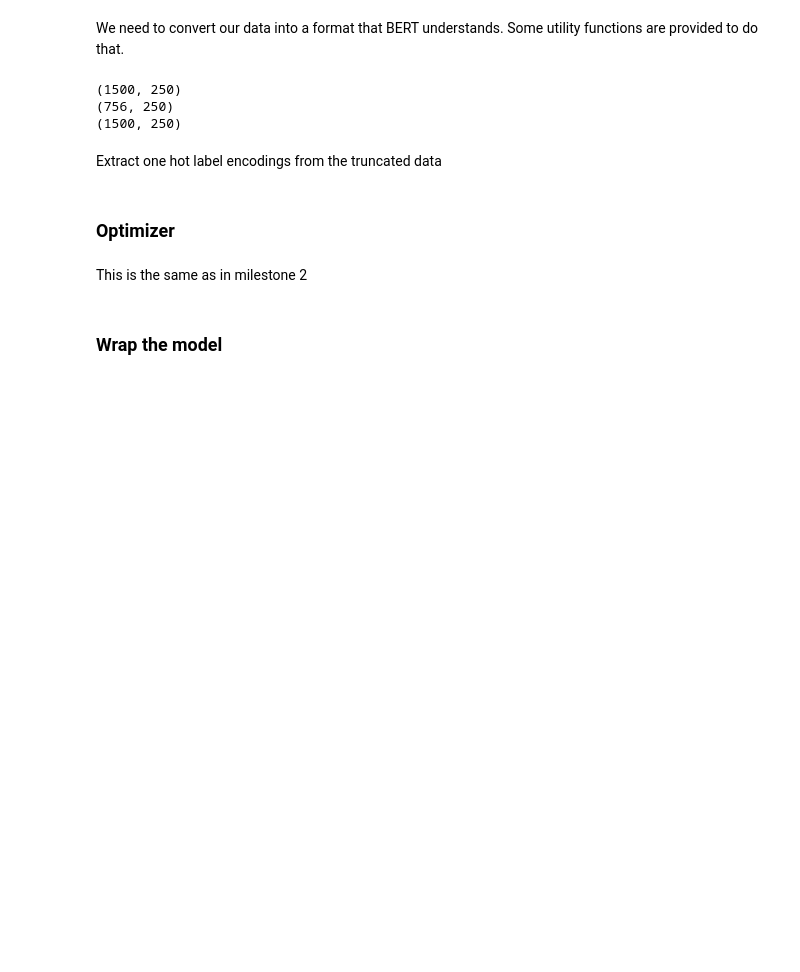
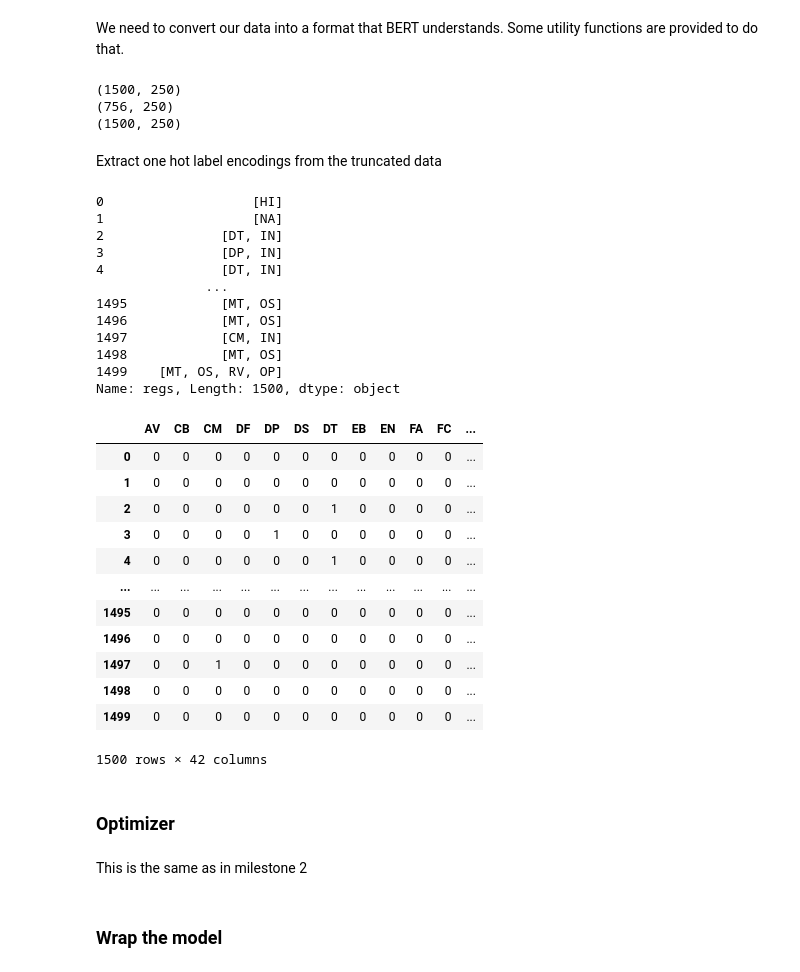
Before and after one commit to HannaKi/DL_HLT_2020_groupwork, a Jupyter notebook: Text_Classification_task_Hanna_4_MS_3.ipynb, the cells around one changed output. Saved outputs shown, nothing was run; the diff lists cells and outputs as text; code cells hidden in the pictures; blank space fills up the shorter version.

```diff
--- a/Text_Classification_task_Hanna_4_MS_3.ipynb
+++ b/Text_Classification_task_Hanna_4_MS_3.ipynb
@@ -1913,13 +1913,39 @@ Extract one hot label encodings from the truncated data
 # %%
 # train
 Y = train.drop(['regs', 'label','text', 'data'], axis=1)
 
 # dev
 y = dev.drop(['regs','label','text', 'data'], axis=1)
 
 # test
-true_labels = test.drop(['regs', 'label','text', 'data'], axis=1) # these are used for evaluating model predictions
-true_regs = test['regs']
+true_labels = test.drop(['regs', 'label','text', 'data'], axis=1).reset_index(drop=True) # these are used for evaluating model predictions
+true_regs = test['regs'].reset_index(drop=True)
+# %% [output]
+0                   [HI]
+1                   [NA]
+2               [DT, IN]
+3               [DP, IN]
+4               [DT, IN]
+              ...
+1495            [MT, OS]
+1496            [MT, OS]
+1497            [CM, IN]
+1498            [MT, OS]
+1499    [MT, OS, RV, OP]
+Name: regs, Length: 1500, dtype: object
+|  | AV | CB | CM | DF | DP | DS | DT | EB | EN | FA | FC | ... |
+| 0 | 0 | 0 | 0 | 0 | 0 | 0 | 0 | 0 | 0 | 0 | 0 | ... |
+| 1 | 0 | 0 | 0 | 0 | 0 | 0 | 0 | 0 | 0 | 0 | 0 | ... |
+| 2 | 0 | 0 | 0 | 0 | 0 | 0 | 1 | 0 | 0 | 0 | 0 | ... |
+| 3 | 0 | 0 | 0 | 0 | 1 | 0 | 0 | 0 | 0 | 0 | 0 | ... |
+| 4 | 0 | 0 | 0 | 0 | 0 | 0 | 1 | 0 | 0 | 0 | 0 | ... |
+| ... | ... | ... | ... | ... | ... | ... | ... | ... | ... | ... | ... | ... |
+| 1495 | 0 | 0 | 0 | 0 | 0 | 0 | 0 | 0 | 0 | 0 | 0 | ... |
+| 1496 | 0 | 0 | 0 | 0 | 0 | 0 | 0 | 0 | 0 | 0 | 0 | ... |
+| 1497 | 0 | 0 | 1 | 0 | 0 | 0 | 0 | 0 | 0 | 0 | 0 | ... |
+| 1498 | 0 | 0 | 0 | 0 | 0 | 0 | 0 | 0 | 0 | 0 | 0 | ... |
+| 1499 | 0 | 0 | 0 | 0 | 0 | 0 | 0 | 0 | 0 | 0 | 0 | ... |
+1500 rows × 42 columns
 # %% [markdown]
 ### Optimizer
 # %% [markdown]
```
Also changed, not shown: parts of 11 cells of this notebook.
